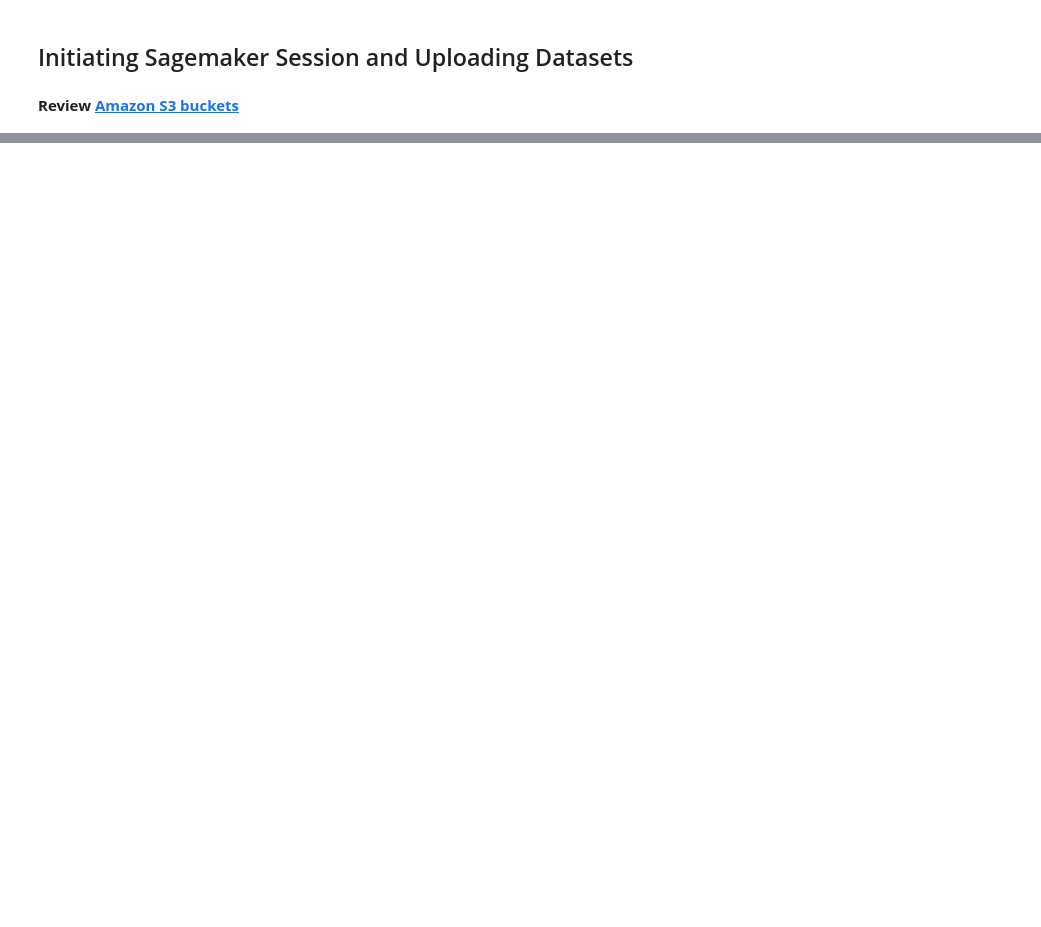
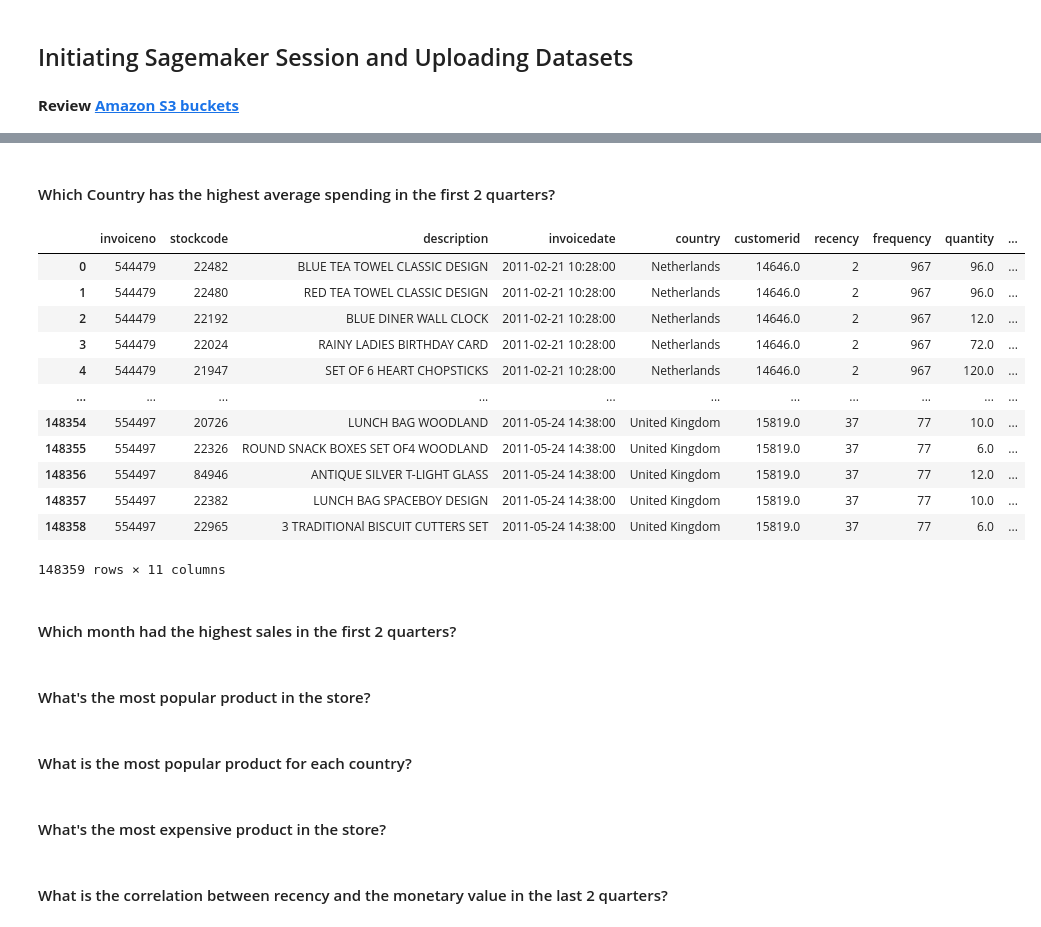
Before and after one commit to vubanc/AWS_DeployedCLVPredictor, a Jupyter notebook: AWS_DeployedCLVPredictor.ipynb, the cells around one changed output, grey strips where cells are left out. Cells and saved outputs as stored; diff of their text form; code cells hidden in the pictures; blank space fills up the shorter version.

```diff
--- a/AWS_DeployedCLVPredictor.ipynb
+++ b/AWS_DeployedCLVPredictor.ipynb
@@ -215,3 +214,5 @@ df2 = pd.concat([df2[["InvoiceNo", "StockCode", "Description", "InvoiceDate", "C
 df2.rename(columns={0:"Quantity", 1:"UnitPrice", 2:"MonetaryValue"}, inplace=True)
 # %%
 df_transformed = df1
+df_transformed.sort_values(by="InvoiceDate", inplace=True)
+df_transformed.head(5)
@@ -259,0 +336,35 @@ upload: ./df_input.csv to s3://sagemaker-us-east-2-397738742408/data/input/df_in
+# %% [markdown]
+#### Which Country has the highest average spending in the first 2 quarters?
+# %%
+sql_statement = """
+SELECT *
+FROM df_transformed
+ORDER BY invoicedate
+"""
+
+wr.athena.read_sql_query(database = "UK Online Retail Store Database",
+                         sql = sql_statement)
+# %% [output]
+|  | invoiceno | stockcode | description | invoicedate | country | customerid | recency | frequency | quantity | ... |
+| 0 | 544479 | 22482 | BLUE TEA TOWEL CLASSIC DESIGN | 2011-02-21 10:28:00 | Netherlands | 14646.0 | 2 | 967 | 96.0 | ... |
+| 1 | 544479 | 22480 | RED TEA TOWEL CLASSIC DESIGN | 2011-02-21 10:28:00 | Netherlands | 14646.0 | 2 | 967 | 96.0 | ... |
+| 2 | 544479 | 22192 | BLUE DINER WALL CLOCK | 2011-02-21 10:28:00 | Netherlands | 14646.0 | 2 | 967 | 12.0 | ... |
+| 3 | 544479 | 22024 | RAINY LADIES BIRTHDAY CARD | 2011-02-21 10:28:00 | Netherlands | 14646.0 | 2 | 967 | 72.0 | ... |
+| 4 | 544479 | 21947 | SET OF 6 HEART CHOPSTICKS | 2011-02-21 10:28:00 | Netherlands | 14646.0 | 2 | 967 | 120.0 | ... |
+| ... | ... | ... | ... | ... | ... | ... | ... | ... | ... | ... |
+| 148354 | 554497 | 20726 | LUNCH BAG WOODLAND | 2011-05-24 14:38:00 | United Kingdom | 15819.0 | 37 | 77 | 10.0 | ... |
+| 148355 | 554497 | 22326 | ROUND SNACK BOXES SET OF4 WOODLAND | 2011-05-24 14:38:00 | United Kingdom | 15819.0 | 37 | 77 | 6.0 | ... |
+| 148356 | 554497 | 84946 | ANTIQUE SILVER T-LIGHT GLASS | 2011-05-24 14:38:00 | United Kingdom | 15819.0 | 37 | 77 | 12.0 | ... |
+| 148357 | 554497 | 22382 | LUNCH BAG SPACEBOY DESIGN | 2011-05-24 14:38:00 | United Kingdom | 15819.0 | 37 | 77 | 10.0 | ... |
+| 148358 | 554497 | 22965 | 3 TRADITIONAl BISCUIT CUTTERS SET | 2011-05-24 14:38:00 | United Kingdom | 15819.0 | 37 | 77 | 6.0 | ... |
+148359 rows × 11 columns
+# %% [markdown]
+#### Which month had the highest sales in the first 2 quarters?
+# %% [markdown]
+#### What's the most popular product in the store?
+# %% [markdown]
+#### What is the most popular product for each country?
+# %% [markdown]
+#### What's the most expensive product in the store?
+# %% [markdown]
+#### What is the correlation between recency and the monetary value in the last 2 quarters?
```
Also changed, not shown: parts of 15 cells of this notebook.
